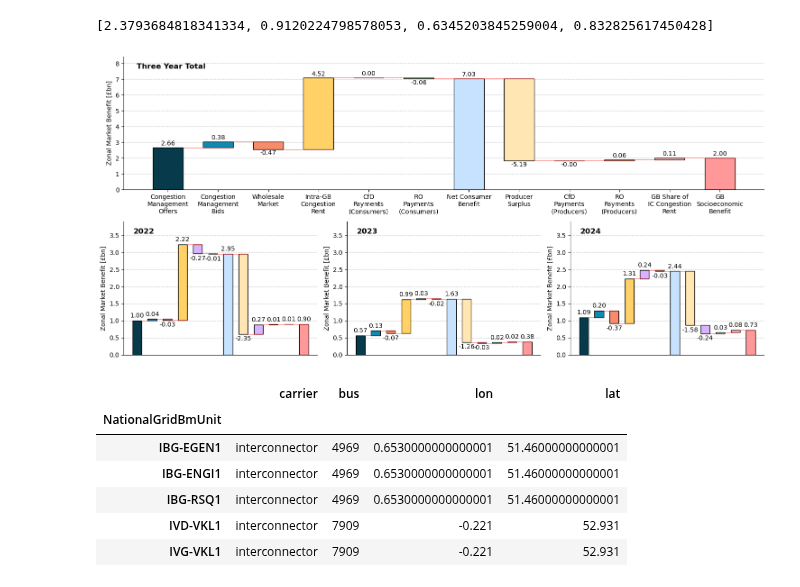
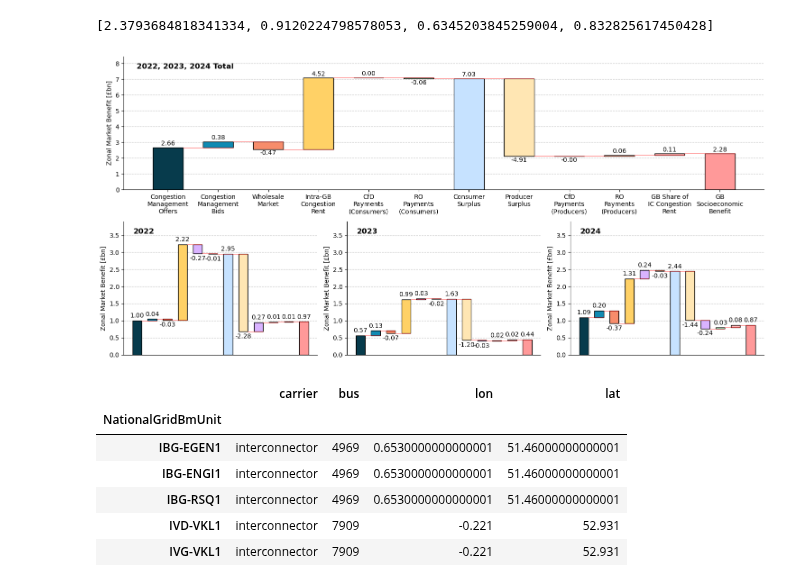
Before and after one commit to LukasFrankenQ/GBPower, a Jupyter notebook: notebooks/get_total_results.ipynb, the cells around one changed output. Cells and saved outputs as stored; diff of their text form; code cells hidden in the pictures.

```diff
--- a/notebooks/get_total_results.ipynb
+++ b/notebooks/get_total_results.ipynb
@@ -450,7 +450,7 @@ WARNING:pypsa.io:Importing network from PyPSA version v0.31.0 while current vers
 INFO:pypsa.io:Imported network network_flex_s_nodal.nc has buses, carriers, generators, links, loads, storage_units
 # %%
 
-balancing_markup = 30 # £/MWh
+balancing_markup = 55 # £/MWh
 idx = pd.IndexSlice
 
 def get_thermal_unit_surplus(unit, layout, time_slice):
@@ -730,7 +728,7 @@ for i, year in enumerate(years):
         'congestion_rent': 'Intra-GB\nCongestion\nRent',
         'cfd_payments_consumer': 'CfD\nPayments\n(Consumers)',
         'roc_payments_consumer': 'RO\nPayments\n(Consumers)',
-        'net_consumer_benefit': 'Net Consumer\nBenefit',
+        'net_consumer_benefit': 'Consumer\nSurplus',
         'producer_surplus': 'Producer\nSurplus',
         'cfd_payments_producer': 'CfD\nPayments\n(Producers)',
         'roc_payments_producer': 'RO\nPayments\n(Producers)',
@@ -750,36 +748,36 @@ for i, year in enumerate(years):
     else:  # Middle row
         ax.set_xticks([])
         ax.set_xticklabels([])
 
     # Add title for each subplot
     if year == 'total':
         # Add the year as text in the upper left corner instead of using a legend
-        ax.text(0.02, 0.95, f'Three Year Total', transform=ax.transAxes,
+        ax.text(0.02, 0.95, f'2022, 2023, 2024 Total', transform=ax.transAxes,
                 fontsize=12, fontweight='bold', va='top', ha='left')
     else:
         # Add the year as text in the upper left corner instead of using a legend
         ax.text(0.05, 0.95, f'{year}', transform=ax.transAxes,
                 fontsize=12, fontweight='bold', va='top', ha='left')
 
     # Add a grid for better readability
     ax.grid(axis='y', linestyle='--', alpha=0.7)
     ax.set_axisbelow(True)
 
     # Adjust y-axis limits
     if i == 0:
         ax.set_ylim(0, wf.max() * 1.2)
     else:
         ax.set_ylim(0, 3.9)
 
     ax.spines['top'].set_visible(False)
     ax.spines['right'].set_visible(False)
 
 plt.tight_layout()
 
-plt.savefig('figures/waterfall_chart.pdf')
+plt.savefig(f'figures/waterfall_chart_{balancing_markup}.pdf')
 plt.show()
 # %% [output]
-[figure, old version]
+[figure, new version]
 # %%
 dispatch = pd.read_csv(
     Path.cwd().parent / 'summaries' / 'total_unit_dispatch_flex.csv', index_col=[0,1,2]
```
Also changed, not shown: parts of 21 cells of this notebook.
